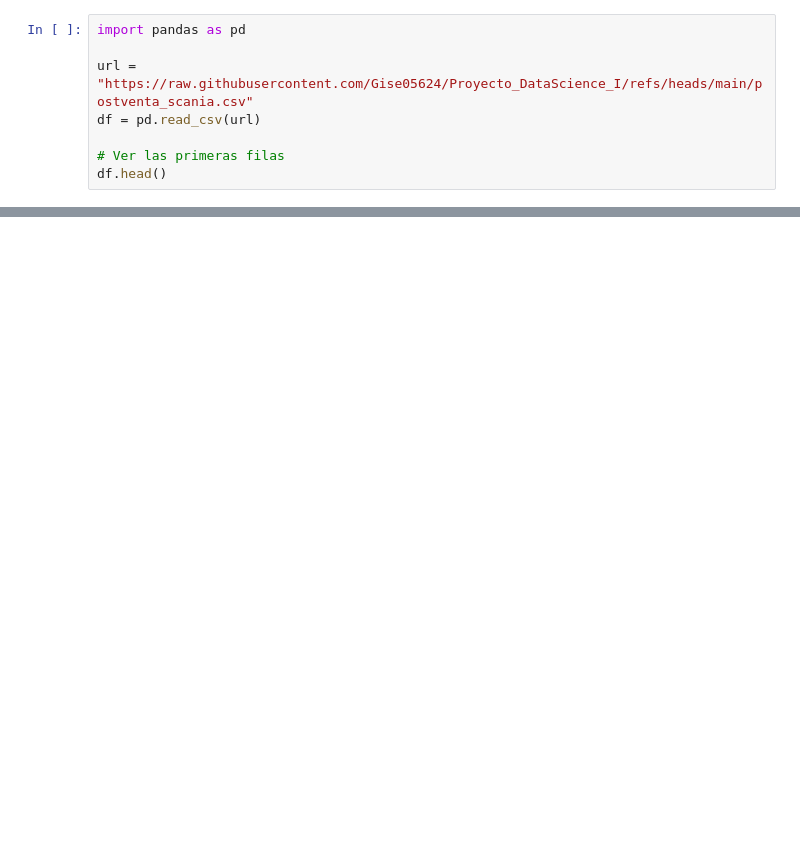
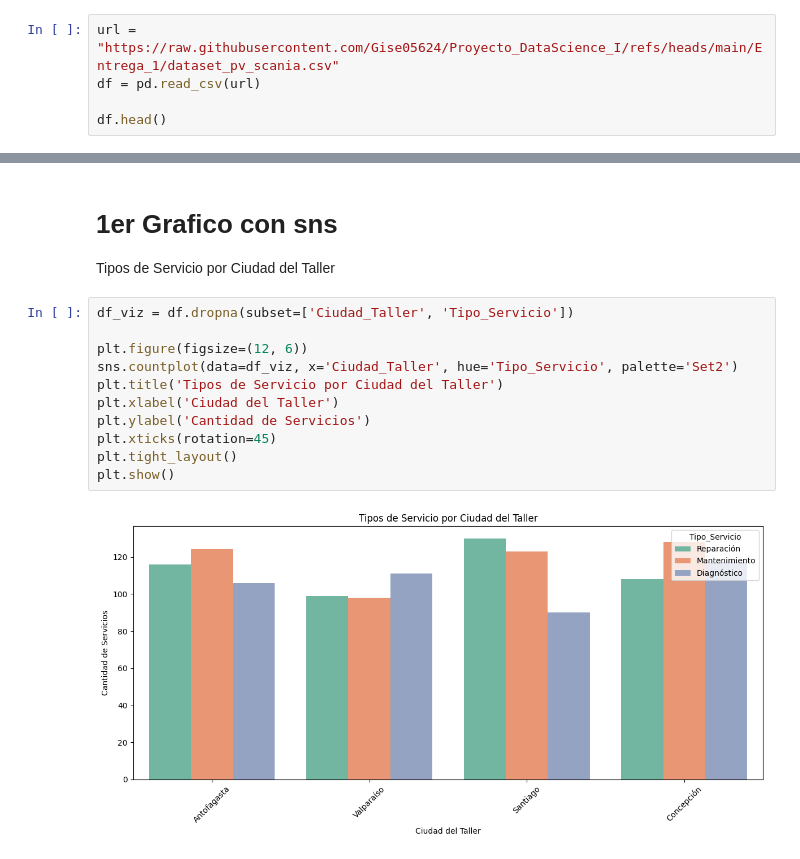
Before and after one commit to Gise05624/Proyecto_DataScience_I, a Jupyter notebook: Entrega_1/ pv_scania.ipynb, the cells around one changed output, grey strips where cells are left out. Saved outputs shown, nothing was run; the diff lists cells and outputs as text; blank space fills up the shorter version.

```diff
--- a/Entrega_1/ pv_scania.ipynb
+++ b/Entrega_1/ pv_scania.ipynb
@@ -3,9 +7,6 @@
 # %%
-import pandas as pd
-
-url = "https://raw.githubusercontent.com/Gise05624/Proyecto_DataScience_I/refs/heads/main/postventa_scania.csv"
+url = "https://raw.githubusercontent.com/Gise05624/Proyecto_DataScience_I/refs/heads/main/Entrega_1/dataset_pv_scania.csv"
 df = pd.read_csv(url)
 
-# Ver las primeras filas
 df.head()
 # %% [output]
@@ -12,0 +20,16 @@ HTTPError: HTTP Error 404: Not Found
+# %% [markdown]
+# 1er Grafico con sns
+Tipos de Servicio por Ciudad del Taller
+# %%
+df_viz = df.dropna(subset=['Ciudad_Taller', 'Tipo_Servicio'])
+
+plt.figure(figsize=(12, 6))
+sns.countplot(data=df_viz, x='Ciudad_Taller', hue='Tipo_Servicio', palette='Set2')
+plt.title('Tipos de Servicio por Ciudad del Taller')
+plt.xlabel('Ciudad del Taller')
+plt.ylabel('Cantidad de Servicios')
+plt.xticks(rotation=45)
+plt.tight_layout()
+plt.show()
+# %% [output]
+[figure, added]
```
Also changed, not shown: parts of 4 cells of this notebook.
